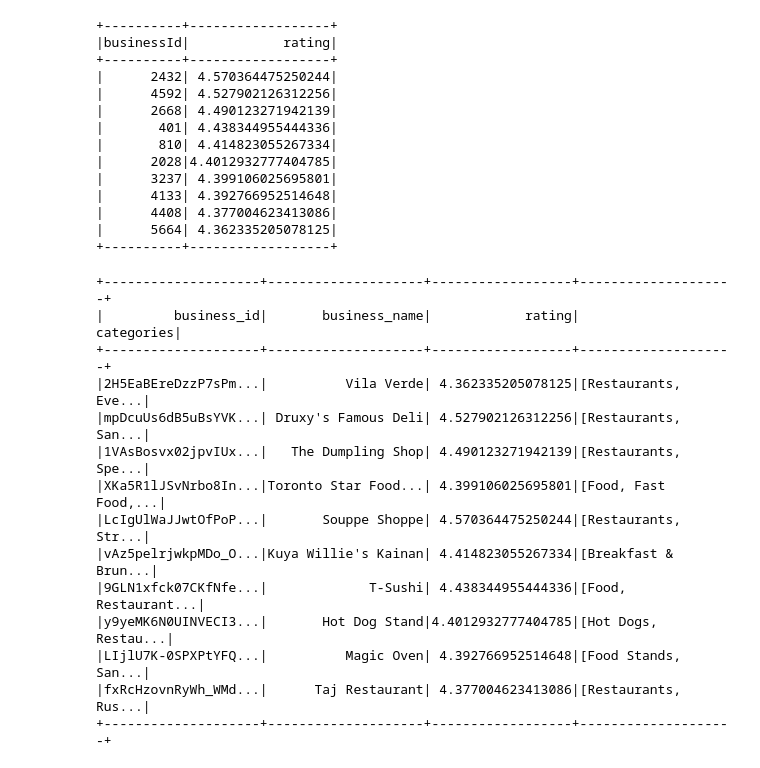
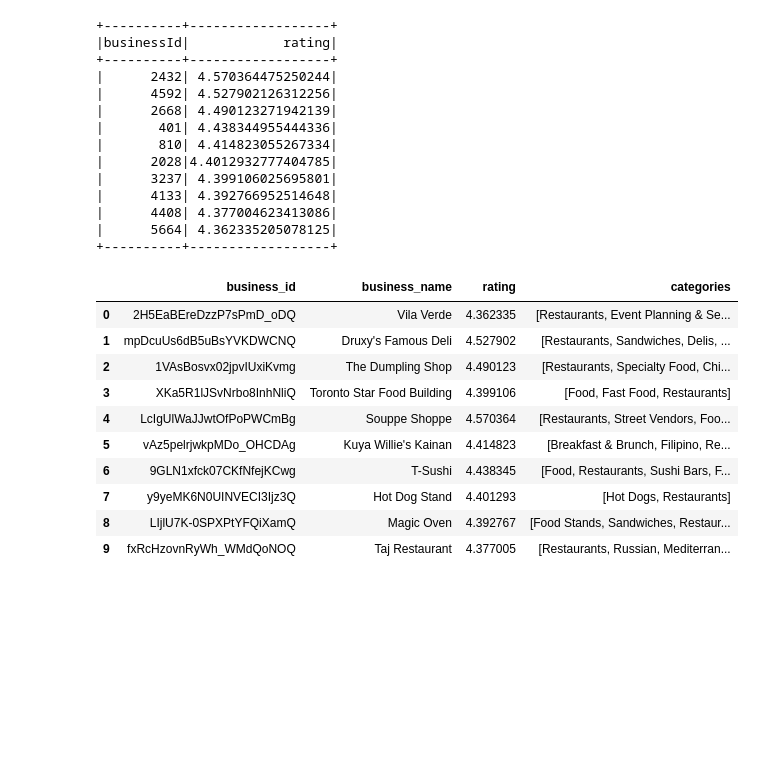
Before and after one commit to Samimust/my-yelper, a Jupyter notebook: Collaborative Filtering.ipynb, the cells around one changed output. Drawn from its saved outputs; the diff is of its cells as text; code cells hidden in the pictures; blank space fills up the shorter version.

```diff
--- a/Collaborative Filtering.ipynb
+++ b/Collaborative Filtering.ipynb
@@ -357,28 +365,25 @@ userFlatRec.show()
 # %%
 # show the recommeded restaurants details
 
 a = business_new_df.alias("a")
 b = userFlatRec.alias("b")
 
 user_collab_df = a.join(b, col("a.businessId") == col("b.businessId"), 'inner') \
                          .select([col('a.'+xx) for xx in a.columns] + [col('b.rating')])
 
-user_collab_df.select('business_id', 'business_name', 'rating', 'categories').show()
+user_collab_df.select('business_id', 'business_name', 'rating', 'categories').toPandas()
 # %% [output]
-+--------------------+--------------------+------------------+--------------------+
-|         business_id|       business_name|            rating|          categories|
-+--------------------+--------------------+------------------+--------------------+
-|2H5EaBEreDzzP7sPm...|          Vila Verde| 4.362335205078125|[Restaurants, Eve...|
-|mpDcuUs6dB5uBsYVK...| Druxy's Famous Deli| 4.527902126312256|[Restaurants, San...|
-|1VAsBosvx02jpvIUx...|   The Dumpling Shop| 4.490123271942139|[Restaurants, Spe...|
-|XKa5R1lJSvNrbo8In...|Toronto Star Food...| 4.399106025695801|[Food, Fast Food,...|
-|LcIgUlWaJJwtOfPoP...|       Souppe Shoppe| 4.570364475250244|[Restaurants, Str...|
-|vAz5pelrjwkpMDo_O...|Kuya Willie's Kainan| 4.414823055267334|[Breakfast & Brun...|
-|9GLN1xfck07CKfNfe...|             T-Sushi| 4.438344955444336|[Food, Restaurant...|
-|y9yeMK6N0UINVECI3...|       Hot Dog Stand|4.4012932777404785|[Hot Dogs, Restau...|
-|LIjlU7K-0SPXPtYFQ...|          Magic Oven| 4.392766952514648|[Food Stands, San...|
-|fxRcHzovnRyWh_WMd...|      Taj Restaurant| 4.377004623413086|[Restaurants, Rus...|
-+--------------------+--------------------+------------------+--------------------+
+|  | business_id | business_name | rating | categories |
+| 0 | 2H5EaBEreDzzP7sPmD_oDQ | Vila Verde | 4.362335 | [Restaurants, Event Planning & Se... |
+| 1 | mpDcuUs6dB5uBsYVKDWCNQ | Druxy's Famous Deli | 4.527902 | [Restaurants, Sandwiches, Delis, ... |
+| 2 | 1VAsBosvx02jpvIUxiKvmg | The Dumpling Shop | 4.490123 | [Restaurants, Specialty Food, Chi... |
+| 3 | XKa5R1lJSvNrbo8InhNliQ | Toronto Star Food Building | 4.399106 | [Food, Fast Food, Restaurants] |
+| 4 | LcIgUlWaJJwtOfPoPWCmBg | Souppe Shoppe | 4.570364 | [Restaurants, Street Vendors, Foo... |
+| 5 | vAz5pelrjwkpMDo_OHCDAg | Kuya Willie's Kainan | 4.414823 | [Breakfast & Brunch, Filipino, Re... |
+| 6 | 9GLN1xfck07CKfNfejKCwg | T-Sushi | 4.438345 | [Food, Restaurants, Sushi Bars, F... |
+| 7 | y9yeMK6N0UINVECI3Ijz3Q | Hot Dog Stand | 4.401293 | [Hot Dogs, Restaurants] |
+| 8 | LIjlU7K-0SPXPtYFQiXamQ | Magic Oven | 4.392767 | [Food Stands, Sandwiches, Restaur... |
+| 9 | fxRcHzovnRyWh_WMdQoNOQ | Taj Restaurant | 4.377005 | [Restaurants, Russian, Mediterran... |
 # %%
 def showInMap(df):
 
```
Also changed, not shown: parts of 6 cells of this notebook.
